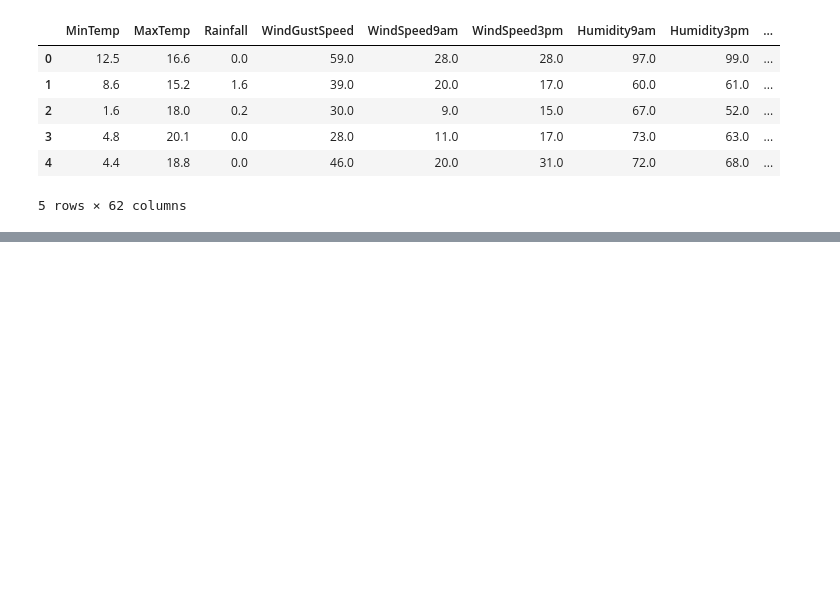
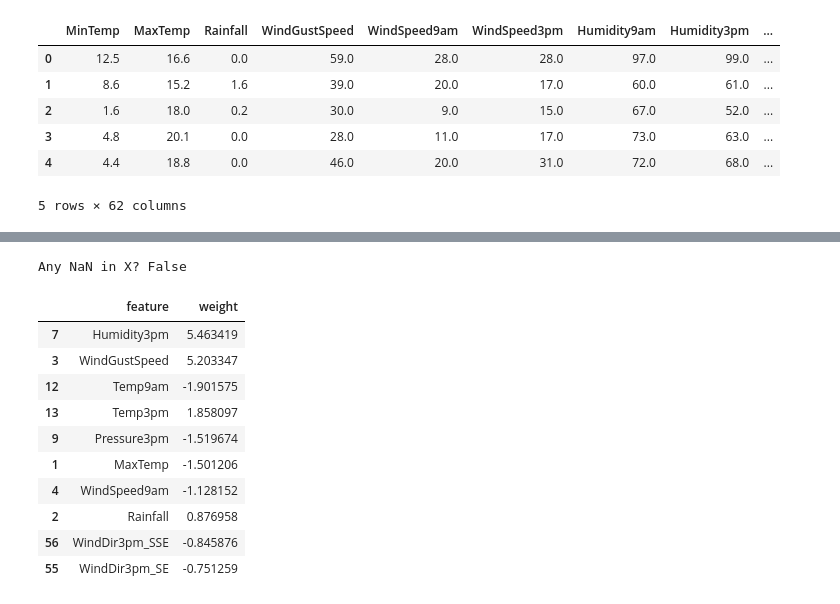
Before and after one commit to lukassso/python-mini-projects, a Jupyter notebook: overview_of_machine_learning/ml_training/binary_classification_rain_tomorrow.ipynb, the cells around one changed output, grey strips where cells are left out. Drawn from its saved outputs; the diff is of its cells as text; code cells hidden in the pictures; blank space fills up the shorter version.

Commit message:
task 6: train multiple classifiers and analyze feature importance in logistic regression and decision tree

```diff
--- a/overview_of_machine_learning/ml_training/binary_classification_rain_tomorrow.ipynb
+++ b/overview_of_machine_learning/ml_training/binary_classification_rain_tomorrow.ipynb
@@ -204,0 +216,12 @@ Temp3pm         5.200000   30.911925
+# %%
+# a) Split the data into training and test sets
+print("Any NaN in X?", np.isnan(X_scaled).any())
+
+X_train, X_test, y_train, y_test = train_test_split(
+    X_scaled, y_encoded,
+    test_size=0.2,
+    stratify=y_encoded,
+    random_state=42
+)
+# %% [output]
+Any NaN in X? False
@@ -204,0 +256,30 @@ Temp3pm         5.200000   30.911925
+# %%
+# Extract the logistic regression model
+model = models["LogisticRegression"]
+weights = model.coef_
+
+# Convert the weights to a readable DataFrame with feature names
+feature_weights = pd.DataFrame({
+    "feature": X.columns,
+    "weight": model.coef_[0]
+}).sort_values(by="weight", key=abs, ascending=False)
+
+# Show top 10 most influential features (absolute weight)
+feature_weights.head(10)
+
+# Interpretation:
+# - Positive weights indicate features associated with "Yes" (rain tomorrow).
+# - Negative weights indicate features associated with "No" (no rain tomorrow).
+# - The greater the absolute value of a weight, the stronger the influence of that feature on the prediction.
+# %% [output]
+|  | feature | weight |
+| 7 | Humidity3pm | 5.463419 |
+| 3 | WindGustSpeed | 5.203347 |
+| 12 | Temp9am | -1.901575 |
+| 13 | Temp3pm | 1.858097 |
+| 9 | Pressure3pm | -1.519674 |
+| 1 | MaxTemp | -1.501206 |
+| 4 | WindSpeed9am | -1.128152 |
+| 2 | Rainfall | 0.876958 |
+| 56 | WindDir3pm_SSE | -0.845876 |
+| 55 | WindDir3pm_SE | -0.751259 |
```
Also changed, not shown: parts of 8 cells of this notebook.
